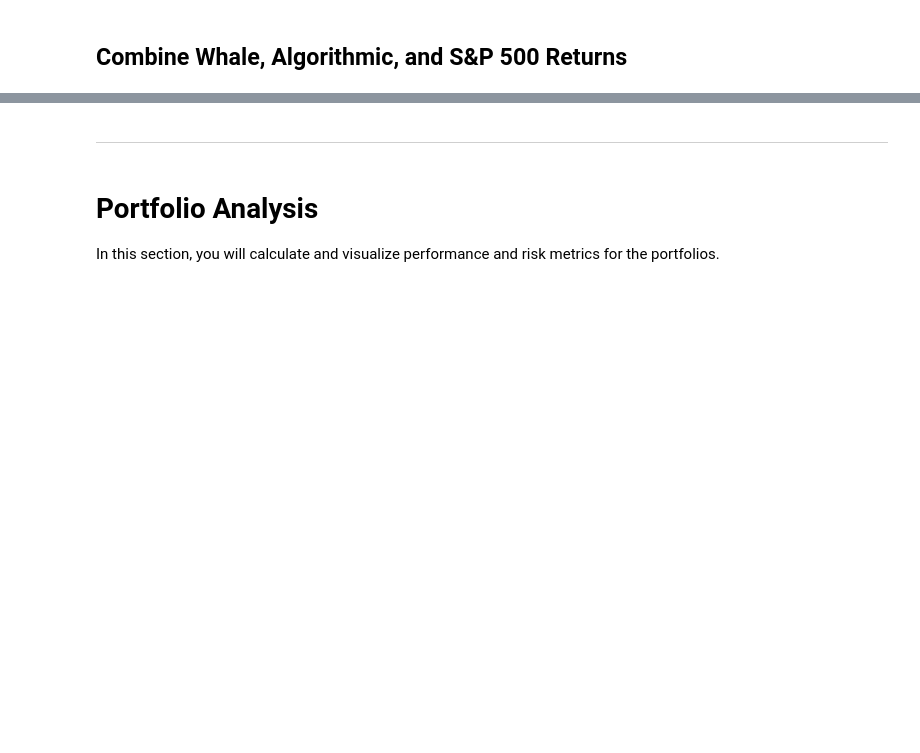
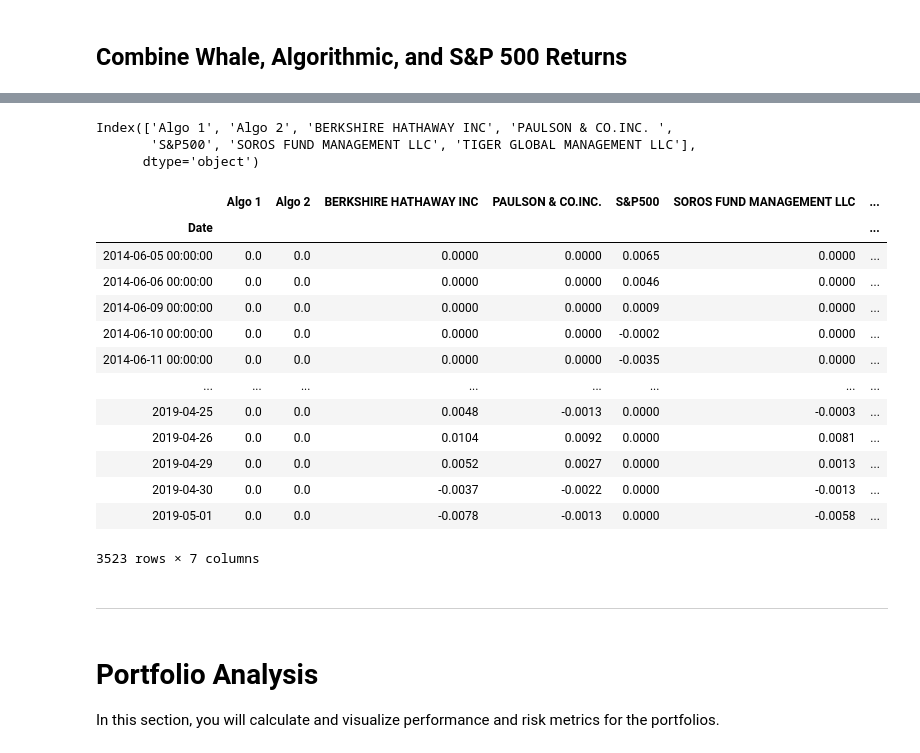
Before and after one commit to exposuretherapy/Pandas-Homework, a Jupyter notebook: whale_analysis.ipynb, the cells around one changed output, grey strips where cells are left out. Drawn from its saved outputs; the diff is of its cells as text; code cells hidden in the pictures; blank space fills up the shorter version.

```diff
--- a/whale_analysis.ipynb
+++ b/whale_analysis.ipynb
@@ -175,0 +136,2 @@ sp500_history_csv.head()
+# %%
+sp500_history_csv = sp500_history_csv.loc['2014-06-05':]
@@ -181,3 +202,26 @@ sp500_history_csv.head()
+# %%
+returns_daily.dtypes.index
+# %% [output]
+Index(['Algo 1', 'Algo 2', 'BERKSHIRE HATHAWAY INC', 'PAULSON & CO.INC. ',
+       'S&P500', 'SOROS FUND MANAGEMENT LLC', 'TIGER GLOBAL MANAGEMENT LLC'],
+      dtype='object')
+# %%
+returns_daily
+# %% [output]
+|  | Algo 1 | Algo 2 | BERKSHIRE HATHAWAY INC | PAULSON & CO.INC. | S&P500 | SOROS FUND MANAGEMENT LLC | ... |
+| Date |  |  |  |  |  |  | ... |
+| 2014-06-05 00:00:00 | 0.0 | 0.0 | 0.0000 | 0.0000 | 0.0065 | 0.0000 | ... |
+| 2014-06-06 00:00:00 | 0.0 | 0.0 | 0.0000 | 0.0000 | 0.0046 | 0.0000 | ... |
+| 2014-06-09 00:00:00 | 0.0 | 0.0 | 0.0000 | 0.0000 | 0.0009 | 0.0000 | ... |
+| 2014-06-10 00:00:00 | 0.0 | 0.0 | 0.0000 | 0.0000 | -0.0002 | 0.0000 | ... |
+| 2014-06-11 00:00:00 | 0.0 | 0.0 | 0.0000 | 0.0000 | -0.0035 | 0.0000 | ... |
+| ... | ... | ... | ... | ... | ... | ... | ... |
+| 2019-04-25 | 0.0 | 0.0 | 0.0048 | -0.0013 | 0.0000 | -0.0003 | ... |
+| 2019-04-26 | 0.0 | 0.0 | 0.0104 | 0.0092 | 0.0000 | 0.0081 | ... |
+| 2019-04-29 | 0.0 | 0.0 | 0.0052 | 0.0027 | 0.0000 | 0.0013 | ... |
+| 2019-04-30 | 0.0 | 0.0 | -0.0037 | -0.0022 | 0.0000 | -0.0013 | ... |
+| 2019-05-01 | 0.0 | 0.0 | -0.0078 | -0.0013 | 0.0000 | -0.0058 | ... |
+3523 rows × 7 columns
 # %% [markdown]
 ---
 # %% [markdown]
```
Also changed, not shown: parts of 31 cells of this notebook.
